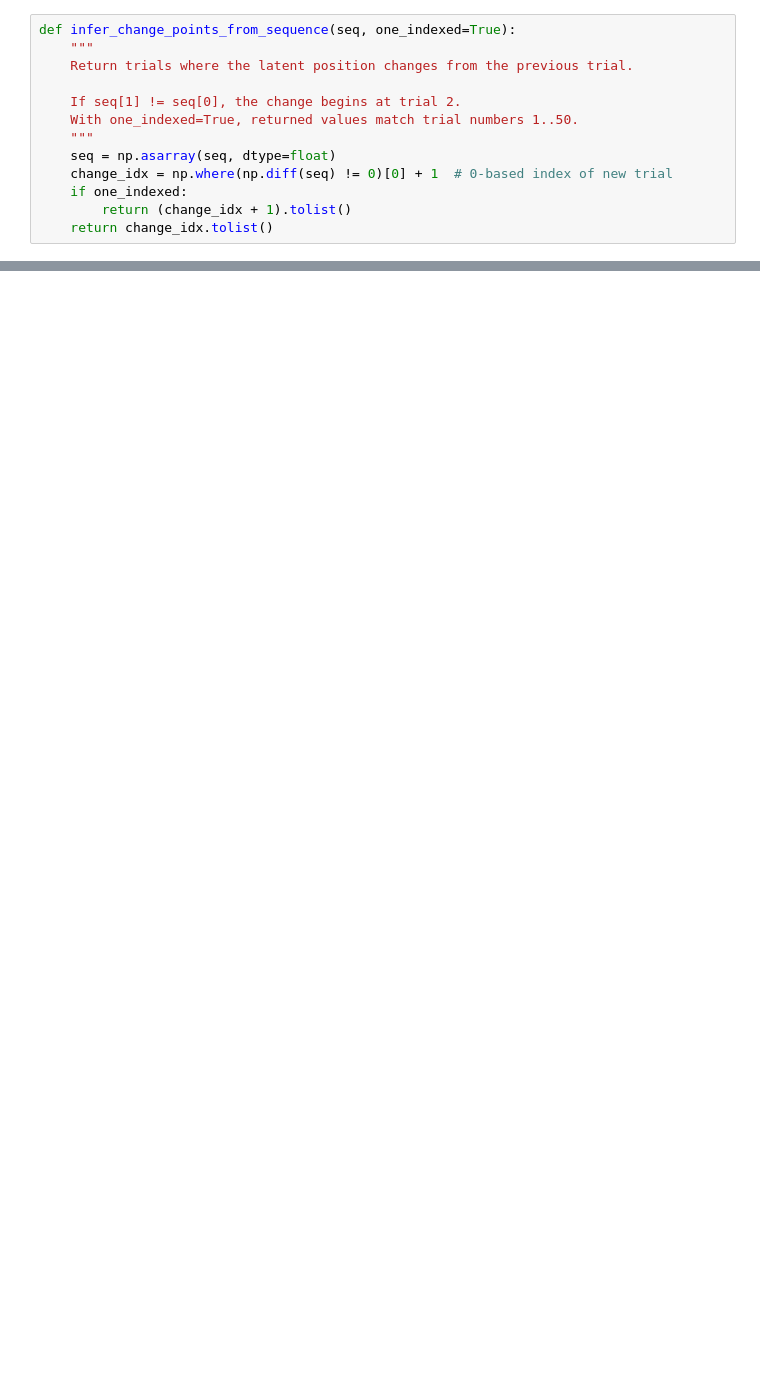
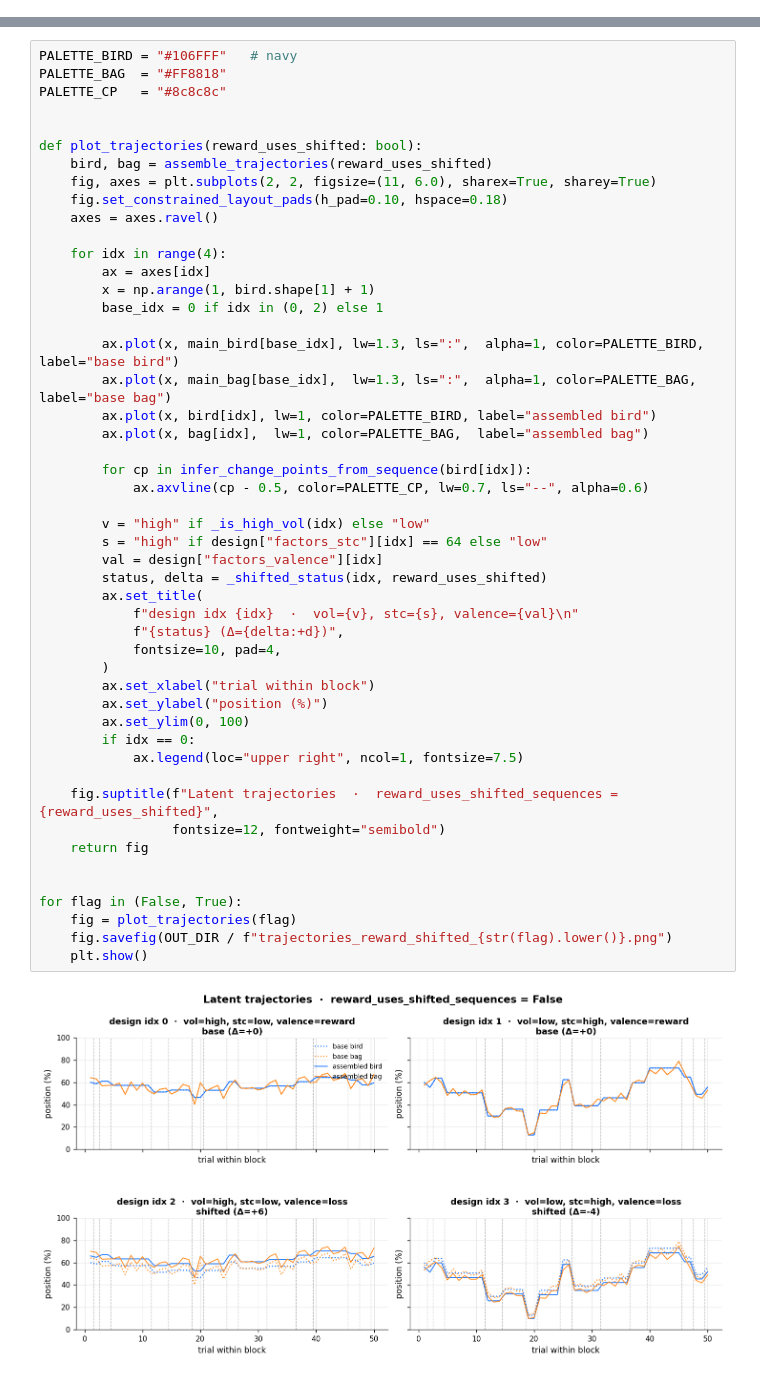
Before and after one commit to beaverjuly/DroneTask, a Jupyter notebook: inspect_task_design.ipynb, the cells around one changed output, grey strips where cells are left out. Drawn from its saved outputs; the diff is of its cells as text; blank space fills up the shorter version.

Commit message:
Update instructions and design inspection outputs

```diff
--- a/inspect_task_design.ipynb
+++ b/inspect_task_design.ipynb
@@ -262,13 +0,0 @@ low-volatility base. The shift is what differentiates them at runtime.
-# %%
-def infer_change_points_from_sequence(seq, one_indexed=True):
-    """
-    Return trials where the latent position changes from the previous trial.
-
-    If seq[1] != seq[0], the change begins at trial 2.
-    With one_indexed=True, returned values match trial numbers 1..50.
-    """
-    seq = np.asarray(seq, dtype=float)
-    change_idx = np.where(np.diff(seq) != 0)[0] + 1  # 0-based index of new trial
-    if one_indexed:
-        return (change_idx + 1).tolist()
-    return change_idx.tolist()
@@ -1443,0 +395,51 @@ Putting the static analysis together:
+# %%
+PALETTE_BIRD = "#106FFF"   # navy
+PALETTE_BAG  = "#FF8818"
+PALETTE_CP   = "#8c8c8c"
+
+
+def plot_trajectories(reward_uses_shifted: bool):
+    bird, bag = assemble_trajectories(reward_uses_shifted)
+    fig, axes = plt.subplots(2, 2, figsize=(11, 6.0), sharex=True, sharey=True)
+    fig.set_constrained_layout_pads(h_pad=0.10, hspace=0.18)
+    axes = axes.ravel()
+
+    for idx in range(4):
+        ax = axes[idx]
+        x = np.arange(1, bird.shape[1] + 1)
+        base_idx = 0 if idx in (0, 2) else 1
+
+        ax.plot(x, main_bird[base_idx], lw=1.3, ls=":",  alpha=1, color=PALETTE_BIRD, label="base bird")
+        ax.plot(x, main_bag[base_idx],  lw=1.3, ls=":",  alpha=1, color=PALETTE_BAG,  label="base bag")
+        ax.plot(x, bird[idx], lw=1, color=PALETTE_BIRD, label="assembled bird")
+        ax.plot(x, bag[idx],  lw=1, color=PALETTE_BAG,  label="assembled bag")
+
+        for cp in infer_change_points_from_sequence(bird[idx]):
+            ax.axvline(cp - 0.5, color=PALETTE_CP, lw=0.7, ls="--", alpha=0.6)
+
+        v = "high" if _is_high_vol(idx) else "low"
+        s = "high" if design["factors_stc"][idx] == 64 else "low"
+        val = design["factors_valence"][idx]
+        status, delta = _shifted_status(idx, reward_uses_shifted)
+        ax.set_title(
+            f"design idx {idx}  ·  vol={v}, stc={s}, valence={val}\n"
+            f"{status} (Δ={delta:+d})",
+            fontsize=10, pad=4,
+        )
+        ax.set_xlabel("trial within block")
+        ax.set_ylabel("position (%)")
+        ax.set_ylim(0, 100)
+        if idx == 0:
+            ax.legend(loc="upper right", ncol=1, fontsize=7.5)
+
+    fig.suptitle(f"Latent trajectories  ·  reward_uses_shifted_sequences = {reward_uses_shifted}",
+                 fontsize=12, fontweight="semibold")
+    return fig
+
+
+for flag in (False, True):
+    fig = plot_trajectories(flag)
+    fig.savefig(OUT_DIR / f"trajectories_reward_shifted_{str(flag).lower()}.png")
+    plt.show()
+# %% [output]
+[figure, added]
```
Also changed, not shown: parts of 74 cells of this notebook, 16 other files.
